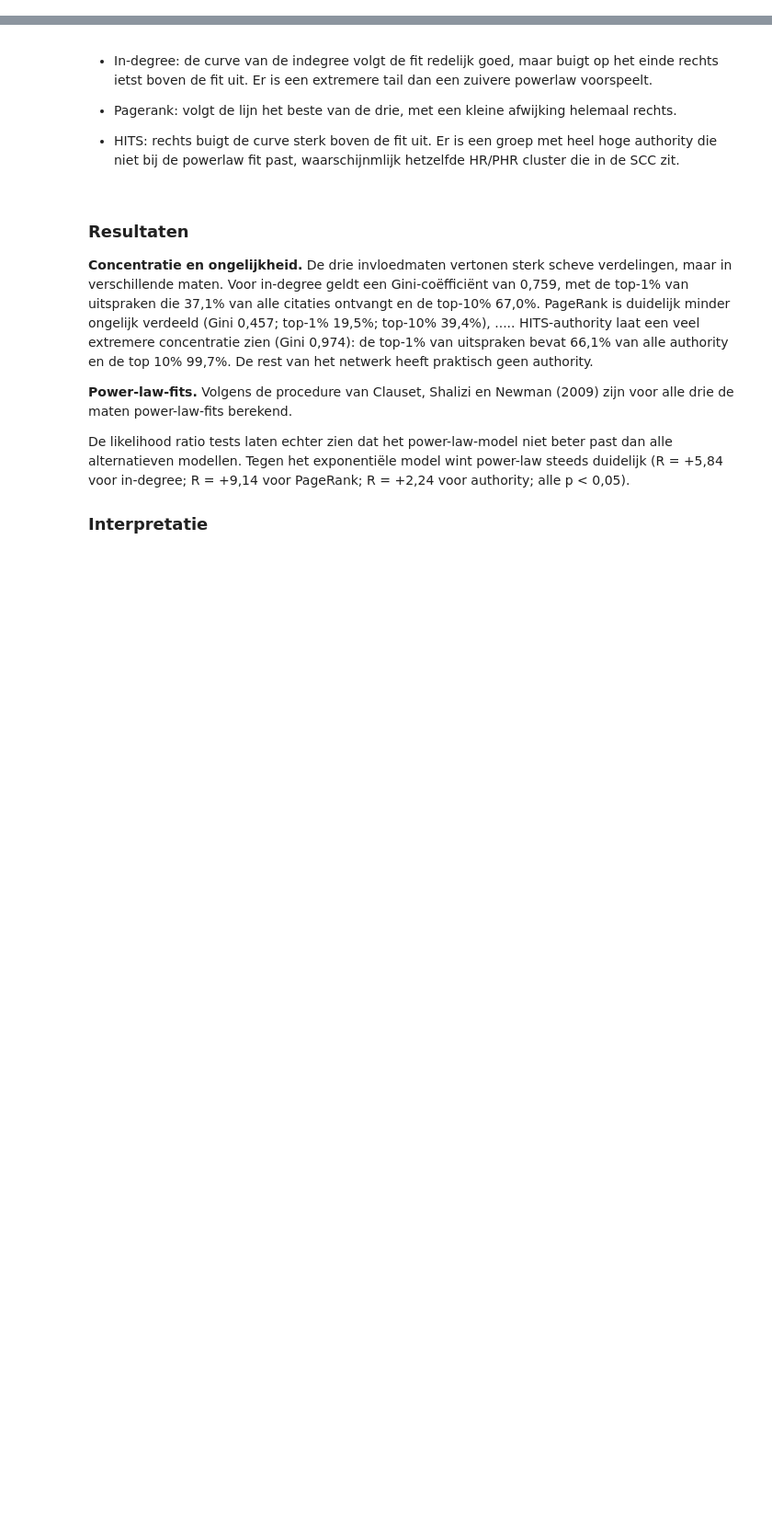
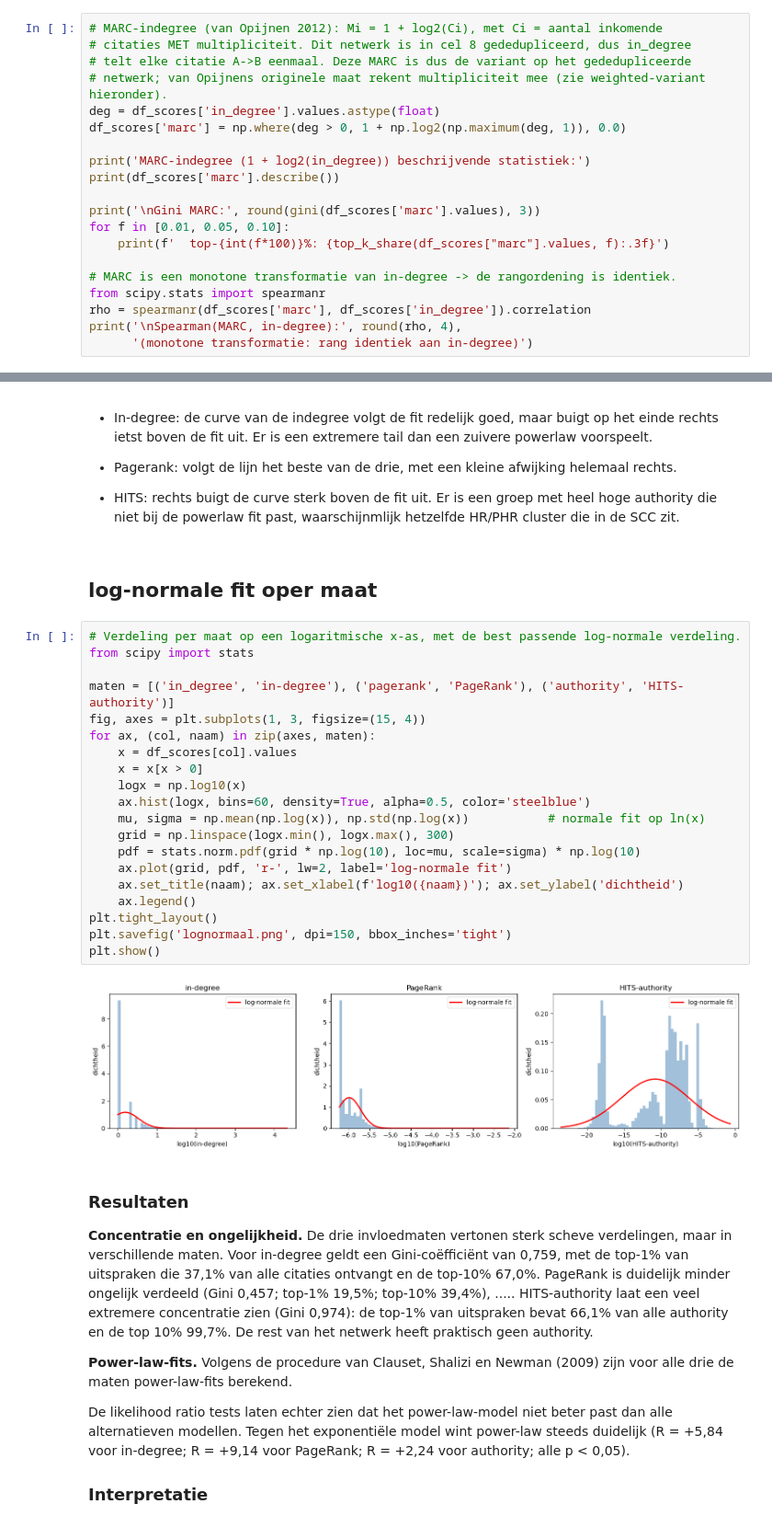
Before and after one commit to vinwiegman/thesis-project, a Jupyter notebook: notebooks/1- eigen_onderzoek.ipynb, the cells around one changed output, grey strips where cells are left out. Shown at 92% size. Saved outputs shown, nothing was run; the diff lists cells and outputs as text; blank space fills up the shorter version.

```diff
--- a/notebooks/1- eigen_onderzoek.ipynb
+++ b/notebooks/1- eigen_onderzoek.ipynb
@@ -489,3 +588,23 @@ summary
 | 0 | in_degree | 0.759 | 0.371 | 0.573 | 0.670 |
 | 1 | pagerank | 0.457 | 0.195 | 0.314 | 0.394 |
 | 2 | authority | 0.977 | 0.661 | 0.984 | 0.997 |
+# %%
+# MARC-indegree (van Opijnen 2012): Mi = 1 + log2(Ci), met Ci = aantal inkomende
+# citaties MET multipliciteit. Dit netwerk is in cel 8 gededupliceerd, dus in_degree
+# telt elke citatie A->B eenmaal. Deze MARC is dus de variant op het gededupliceerde
+# netwerk; van Opijnens originele maat rekent multipliciteit mee (zie weighted-variant hieronder).
+deg = df_scores['in_degree'].values.astype(float)
+df_scores['marc'] = np.where(deg > 0, 1 + np.log2(np.maximum(deg, 1)), 0.0)
+
+print('MARC-indegree (1 + log2(in_degree)) beschrijvende statistiek:')
+print(df_scores['marc'].describe())
+
+print('\nGini MARC:', round(gini(df_scores['marc'].values), 3))
+for f in [0.01, 0.05, 0.10]:
+    print(f'  top-{int(f*100)}%: {top_k_share(df_scores["marc"].values, f):.3f}')
+
+# MARC is een monotone transformatie van in-degree -> de rangordening is identiek.
+from scipy.stats import spearmanr
+rho = spearmanr(df_scores['marc'], df_scores['in_degree']).correlation
+print('\nSpearman(MARC, in-degree):', round(rho, 4),
+      '(monotone transformatie: rang identiek aan in-degree)')
@@ -604,6 +741,30 @@ plt.show()
 - Pagerank: volgt de lijn het beste van de drie, met een kleine afwijking helemaal rechts.
 
 - HITS: rechts buigt de curve sterk boven de fit uit. Er is een groep met heel hoge authority die niet bij de powerlaw fit past, waarschijnmlijk hetzelfde HR/PHR cluster die in de SCC zit.
+# %% [markdown]
+## log-normale fit oper maat
+# %%
+# Verdeling per maat op een logaritmische x-as, met de best passende log-normale verdeling.
+from scipy import stats
+
+maten = [('in_degree', 'in-degree'), ('pagerank', 'PageRank'), ('authority', 'HITS-authority')]
+fig, axes = plt.subplots(1, 3, figsize=(15, 4))
+for ax, (col, naam) in zip(axes, maten):
+    x = df_scores[col].values
+    x = x[x > 0]
+    logx = np.log10(x)
+    ax.hist(logx, bins=60, density=True, alpha=0.5, color='steelblue')
+    mu, sigma = np.mean(np.log(x)), np.std(np.log(x))           # normale fit op ln(x)
+    grid = np.linspace(logx.min(), logx.max(), 300)
+    pdf = stats.norm.pdf(grid * np.log(10), loc=mu, scale=sigma) * np.log(10)
+    ax.plot(grid, pdf, 'r-', lw=2, label='log-normale fit')
+    ax.set_title(naam); ax.set_xlabel(f'log10({naam})'); ax.set_ylabel('dichtheid')
+    ax.legend()
+plt.tight_layout()
+plt.savefig('lognormaal.png', dpi=150, bbox_inches='tight')
+plt.show()
+# %% [output]
+[figure, added]
 # %% [markdown]
 ### Resultaten
 **Concentratie en ongelijkheid.** De drie invloedmaten vertonen sterk scheve verdelingen, maar in verschillende maten. Voor in-degree geldt een Gini-coëfficiënt van 0,759, met de top-1% van uitspraken die 37,1% van alle citaties ontvangt en de top-10% 67,0%. PageRank is duidelijk minder ongelijk verdeeld (Gini 0,457; top-1% 19,5%; top-10% 39,4%), ..... HITS-authority laat een veel extremere concentratie zien (Gini 0,974): de top-1% van uitspraken bevat 66,1% van alle authority en de top 10% 99,7%. De rest van het netwerk heeft praktisch geen authority.
```
Also changed, not shown: parts of 28 cells of this notebook.
